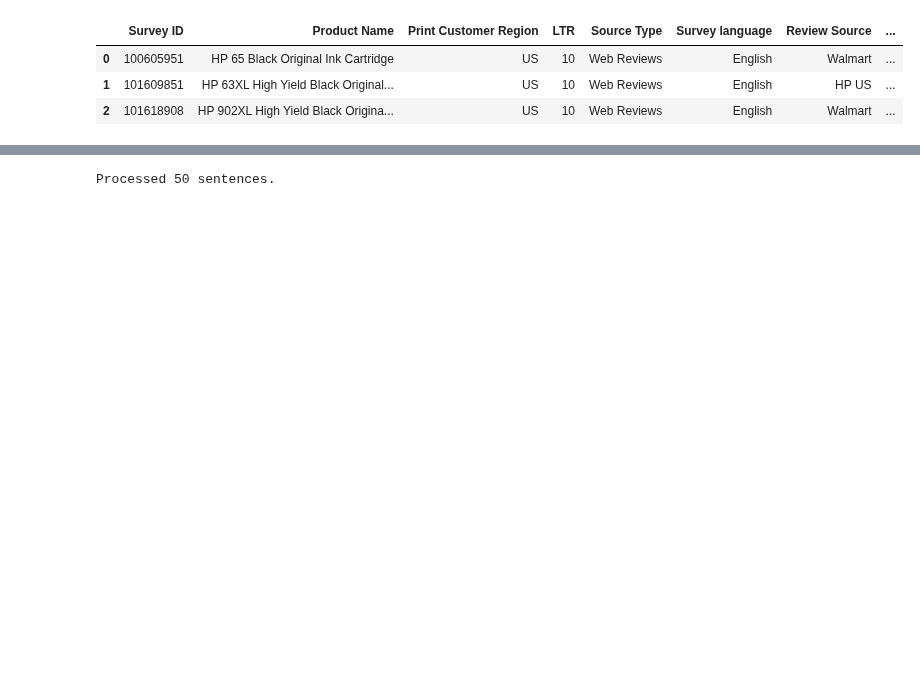
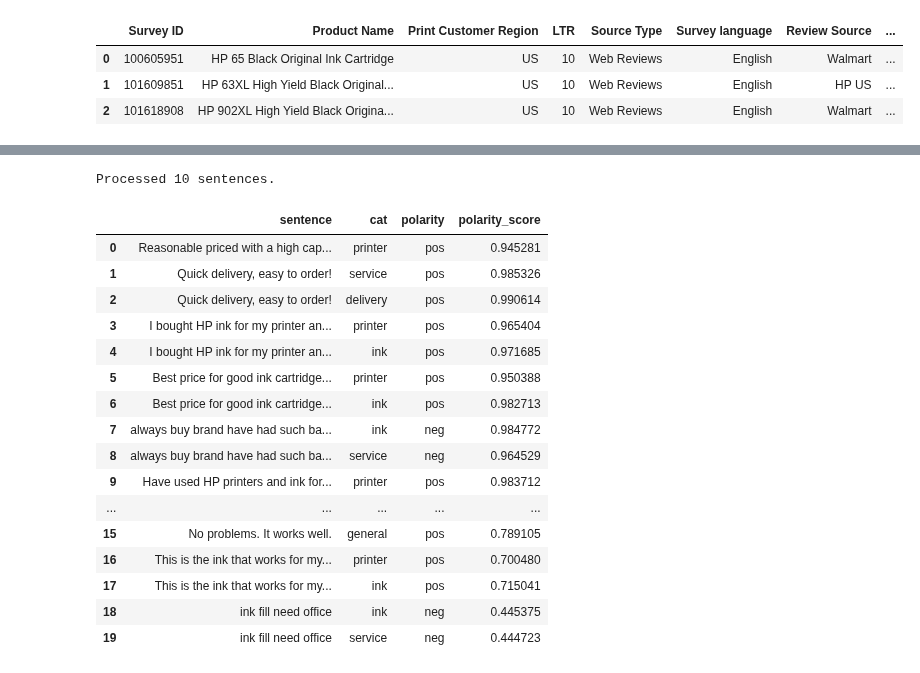
Before and after one commit to wd686/InkSightAnalyzer, a Jupyter notebook: EDA ABSA ZeroShot 3_3 [roy].ipynb, the cells around one changed output, grey strips where cells are left out. Cells and saved outputs as stored; diff of their text form; code cells hidden in the pictures; blank space fills up the shorter version.

```diff
--- a/EDA ABSA ZeroShot 3_3 [roy].ipynb
+++ b/EDA ABSA ZeroShot 3_3 [roy].ipynb
@@ -191,9 +99,9 @@ Name: Combined Text, dtype: object
 # Multi-turn Zero-shot ABSA on
 # 50 rows -> ~1min
 
-import nltk
-from nltk.tokenize import sent_tokenize
-# nltk.download('punkt')
+reviews = combined_df['Combined Text'].head(10)
+
+nli = nli1
 
 # Define categories
 cats = ["printer", "ink", "service", "delivery", "general"]
@@ -244,7 +152,27 @@ for r in reviews:
 
 print(f"Processed {scount} sentences.")
 # %% [output]
-Processed 50 sentences.
+Processed 10 sentences.
+# %%
+df_results
+# %% [output]
+|  | sentence | cat | polarity | polarity_score |
+| 0 | Reasonable priced with a high cap... | printer | pos | 0.945281 |
+| 1 | Quick delivery, easy to order! | service | pos | 0.985326 |
+| 2 | Quick delivery, easy to order! | delivery | pos | 0.990614 |
+| 3 | I bought HP ink for my printer an... | printer | pos | 0.965404 |
+| 4 | I bought HP ink for my printer an... | ink | pos | 0.971685 |
+| 5 | Best price for good ink cartridge... | printer | pos | 0.950388 |
+| 6 | Best price for good ink cartridge... | ink | pos | 0.982713 |
+| 7 | always buy brand have had such ba... | ink | neg | 0.984772 |
+| 8 | always buy brand have had such ba... | service | neg | 0.964529 |
+| 9 | Have used HP printers and ink for... | printer | pos | 0.983712 |
+| ... | ... | ... | ... | ... |
+| 15 | No problems. It works well. | general | pos | 0.789105 |
+| 16 | This is the ink that works for my... | printer | pos | 0.700480 |
+| 17 | This is the ink that works for my... | ink | pos | 0.715041 |
+| 18 | ink fill need office | ink | neg | 0.445375 |
+| 19 | ink fill need office | service | neg | 0.444723 |
 # %%
 df_results = pd.DataFrame(results)
 summary = pd.crosstab(df_results['cat'], df_results['polarity'])
```
Also changed, not shown: parts of 11 cells of this notebook.
